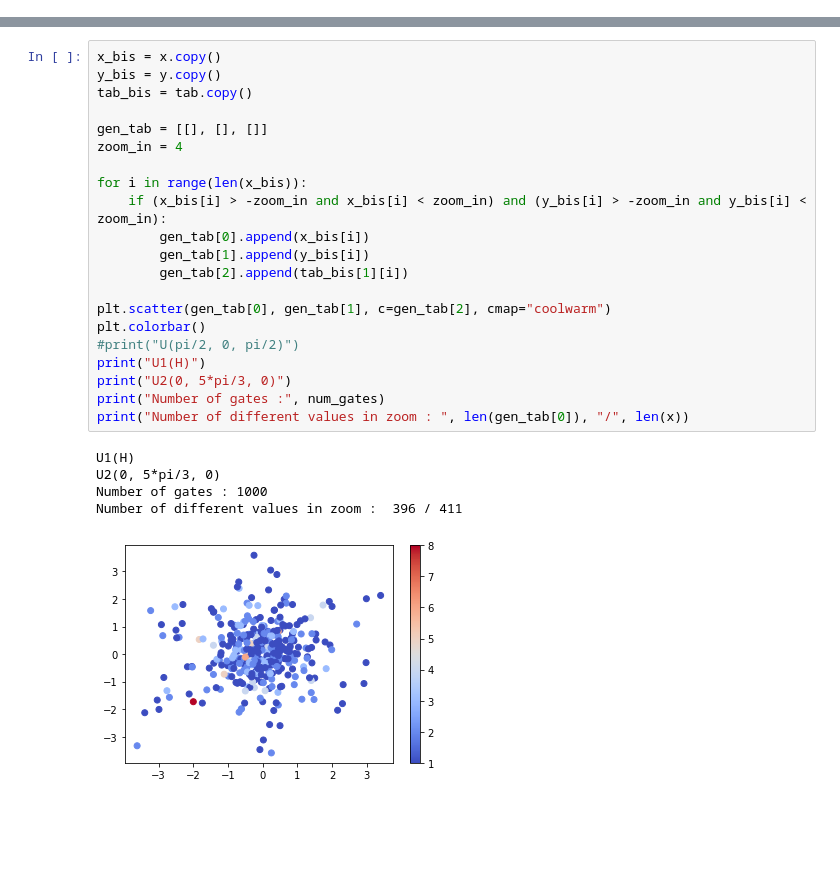
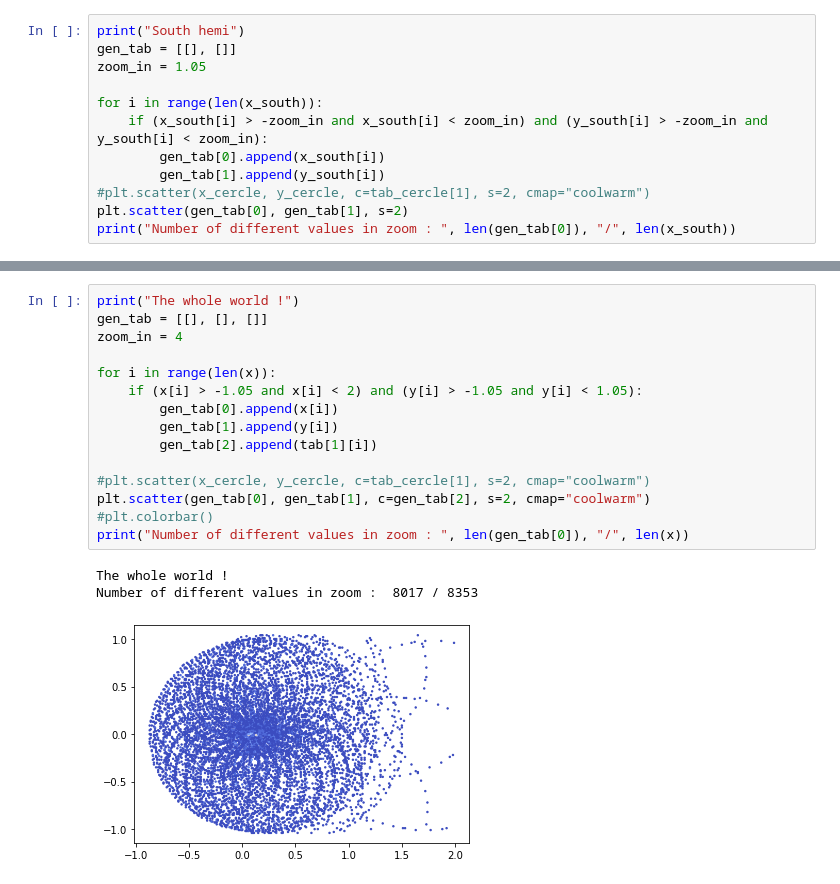
Before and after one commit to mickahell/quantum_experiments, a Jupyter notebook: qiskit/qfractals/1_qubit.ipynb, the cells around one changed output, grey strips where cells are left out. Cells and saved outputs as stored; diff of their text form; blank space fills up the shorter version.

```diff
--- a/qiskit/qfractals/1_qubit.ipynb
+++ b/qiskit/qfractals/1_qubit.ipynb
@@ -98,0 +208,12 @@ Number of value :  411
+# %%
+print("South hemi")
+gen_tab = [[], []]
+zoom_in = 1.05
+
+for i in range(len(x_south)):
+    if (x_south[i] > -zoom_in and x_south[i] < zoom_in) and (y_south[i] > -zoom_in and y_south[i] < zoom_in):
+        gen_tab[0].append(x_south[i])
+        gen_tab[1].append(y_south[i])
+#plt.scatter(x_cercle, y_cercle, c=tab_cercle[1], s=2, cmap="coolwarm")
+plt.scatter(gen_tab[0], gen_tab[1], s=2)
+print("Number of different values in zoom : ", len(gen_tab[0]), "/", len(x_south))
@@ -99,27 +224,19 @@ Number of value :  411
 # %%
-x_bis = x.copy()
-y_bis = y.copy()
-tab_bis = tab.copy()
-
+print("The whole world !")
 gen_tab = [[], [], []]
 zoom_in = 4
 
-for i in range(len(x_bis)):
-    if (x_bis[i] > -zoom_in and x_bis[i] < zoom_in) and (y_bis[i] > -zoom_in and y_bis[i] < zoom_in):
-        gen_tab[0].append(x_bis[i])
-        gen_tab[1].append(y_bis[i])
-        gen_tab[2].append(tab_bis[1][i])
+for i in range(len(x)):
+    if (x[i] > -1.05 and x[i] < 2) and (y[i] > -1.05 and y[i] < 1.05):
+        gen_tab[0].append(x[i])
+        gen_tab[1].append(y[i])
+        gen_tab[2].append(tab[1][i])
 
-plt.scatter(gen_tab[0], gen_tab[1], c=gen_tab[2], cmap="coolwarm")
-plt.colorbar()
-#print("U(pi/2, 0, pi/2)")
-print("U1(H)")
-print("U2(0, 5*pi/3, 0)")
-print("Number of gates :", num_gates)
+#plt.scatter(x_cercle, y_cercle, c=tab_cercle[1], s=2, cmap="coolwarm")
+plt.scatter(gen_tab[0], gen_tab[1], c=gen_tab[2], s=2, cmap="coolwarm")
+#plt.colorbar()
 print("Number of different values in zoom : ", len(gen_tab[0]), "/", len(x))
 # %% [output]
-U1(H)
-U2(0, 5*pi/3, 0)
-Number of gates : 1000
-Number of different values in zoom :  396 / 411
+The whole world !
+Number of different values in zoom :  8017 / 8353
-[figure, old version]
+[figure, new version]
```
Also changed, not shown: parts of 7 cells of this notebook.
